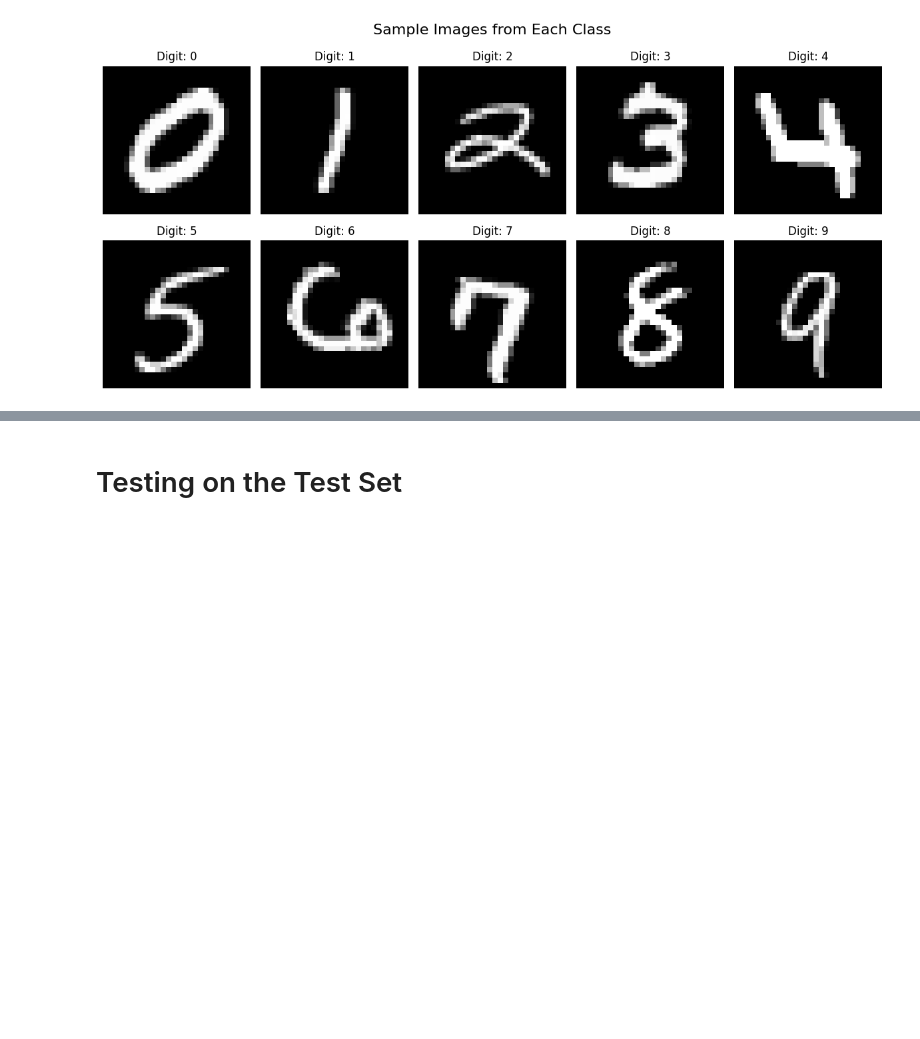
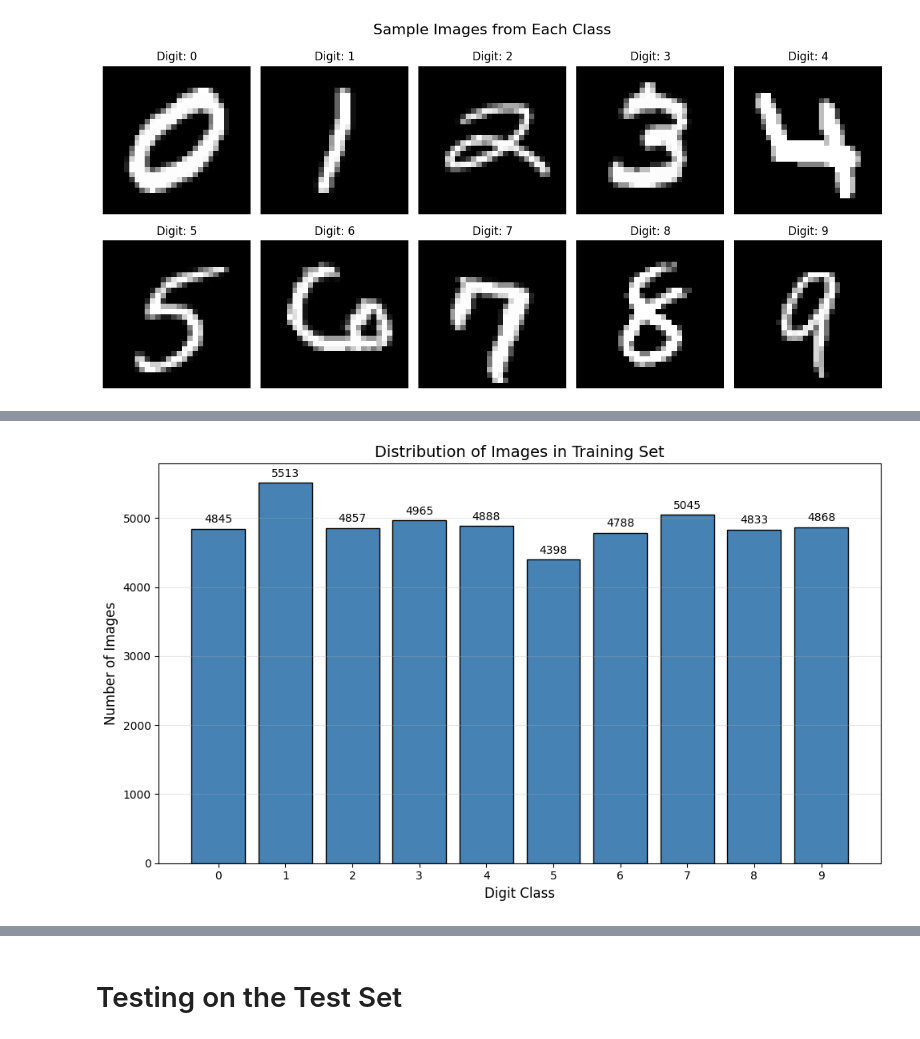
Before and after one commit to alexandersen01/GRA4157-big-data, a Jupyter notebook: project_2/notebook.ipynb, the cells around one changed output, grey strips where cells are left out. Saved outputs shown, nothing was run; the diff lists cells and outputs as text; code cells hidden in the pictures; blank space fills up the shorter version.

```diff
--- a/project_2/notebook.ipynb
+++ b/project_2/notebook.ipynb
@@ -191,3 +196,23 @@ plt.show()
+# %%
+# Class Distribution
+unique, counts = np.unique(y_train, return_counts=True)
+
+plt.figure(figsize=(10, 6))
+plt.bar(unique, counts, color='steelblue', edgecolor='black')
+plt.xlabel('Digit Class', fontsize=12)
+plt.ylabel('Number of Images', fontsize=12)
+plt.title('Distribution of Images in Training Set', fontsize=14)
+plt.xticks(unique)
+plt.grid(axis='y', alpha=0.3)
+
+# Add count labels on top of each bar
+for i, (digit, count) in enumerate(zip(unique, counts)):
+    plt.text(digit, count + 50, str(count), ha='center', va='bottom', fontsize=10)
+
+plt.tight_layout()
+plt.show()
+# %% [output]
+[figure, added]
 # %%
 kf = KFold(n_splits=k, shuffle=True, random_state=seed)
 
```
Also changed, not shown: parts of 4 cells of this notebook, 3 other files.
